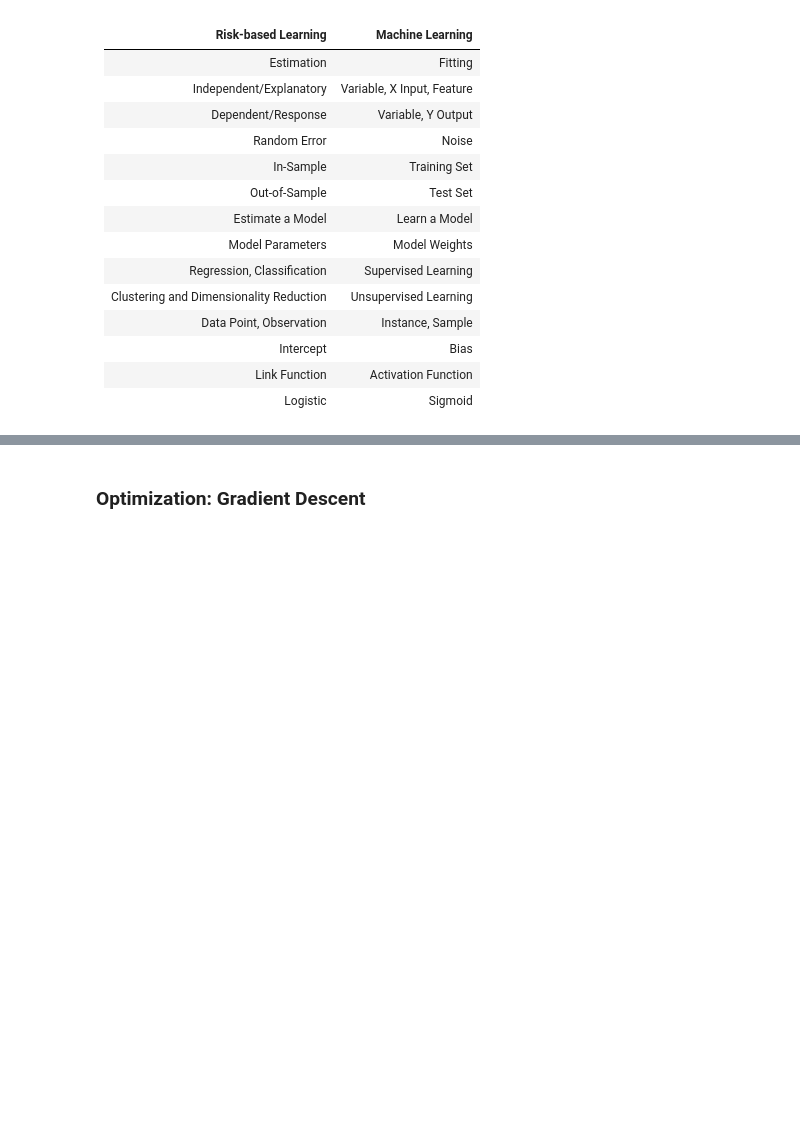
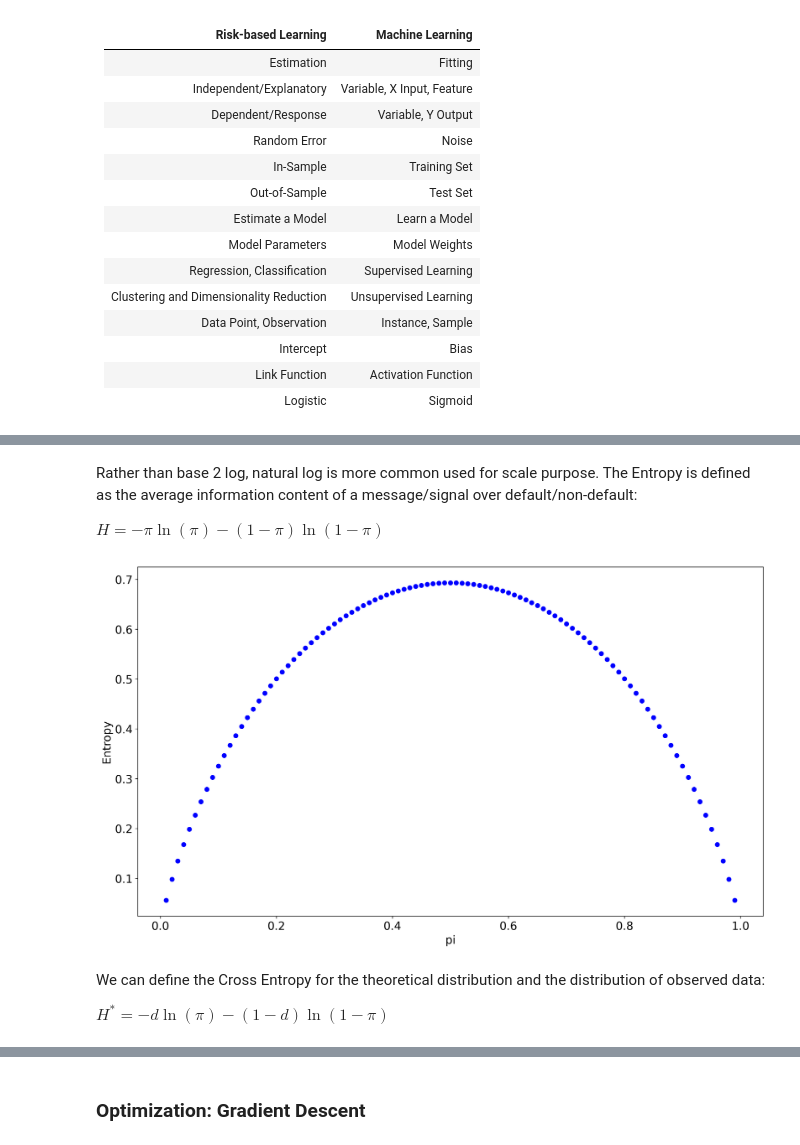
Before and after one commit to lktuan/deep_credit_risk, a Jupyter notebook: notebooks/part1_principle_of_data_learning.ipynb, the cells around one changed output, grey strips where cells are left out. Cells and saved outputs as stored; diff of their text form; code cells hidden in the pictures; blank space fills up the shorter version.

```diff
--- a/notebooks/part1_principle_of_data_learning.ipynb
+++ b/notebooks/part1_principle_of_data_learning.ipynb
@@ -1423,0 +1465,20 @@ plt.rcParams.update({'font.size': 16})
+# %% [markdown]
+Rather than base 2 log, natural log is more common used for scale purpose. The Entropy is defined as the average information content of a message/signal over default/non-default:
+
+$H = -\pi\ln(\pi) - (1-\pi)\ln(1-\pi)$
+# %%
+def Entropy(pi):
+    return - pi * math.log(pi) - (1 - pi) * math.log(1 - pi)
+
+for i in range(1, 100, 1):
+    pi = i / 100
+    plt.xlabel("pi")
+    plt.ylabel("Entropy")
+    plt.plot(pi, Entropy(pi), color='blue', marker='o')
+# Entropy is highest for pi = 0.5
+# %% [output]
+[figure, added]
+# %% [markdown]
+We can define the Cross Entropy for the theoretical distribution and the distribution of observed data:
+
+$H^* = -d\ln(\pi) - (1-d)\ln(1-\pi)$
```
Also changed, not shown: parts of 14 cells of this notebook, 1 other file.
